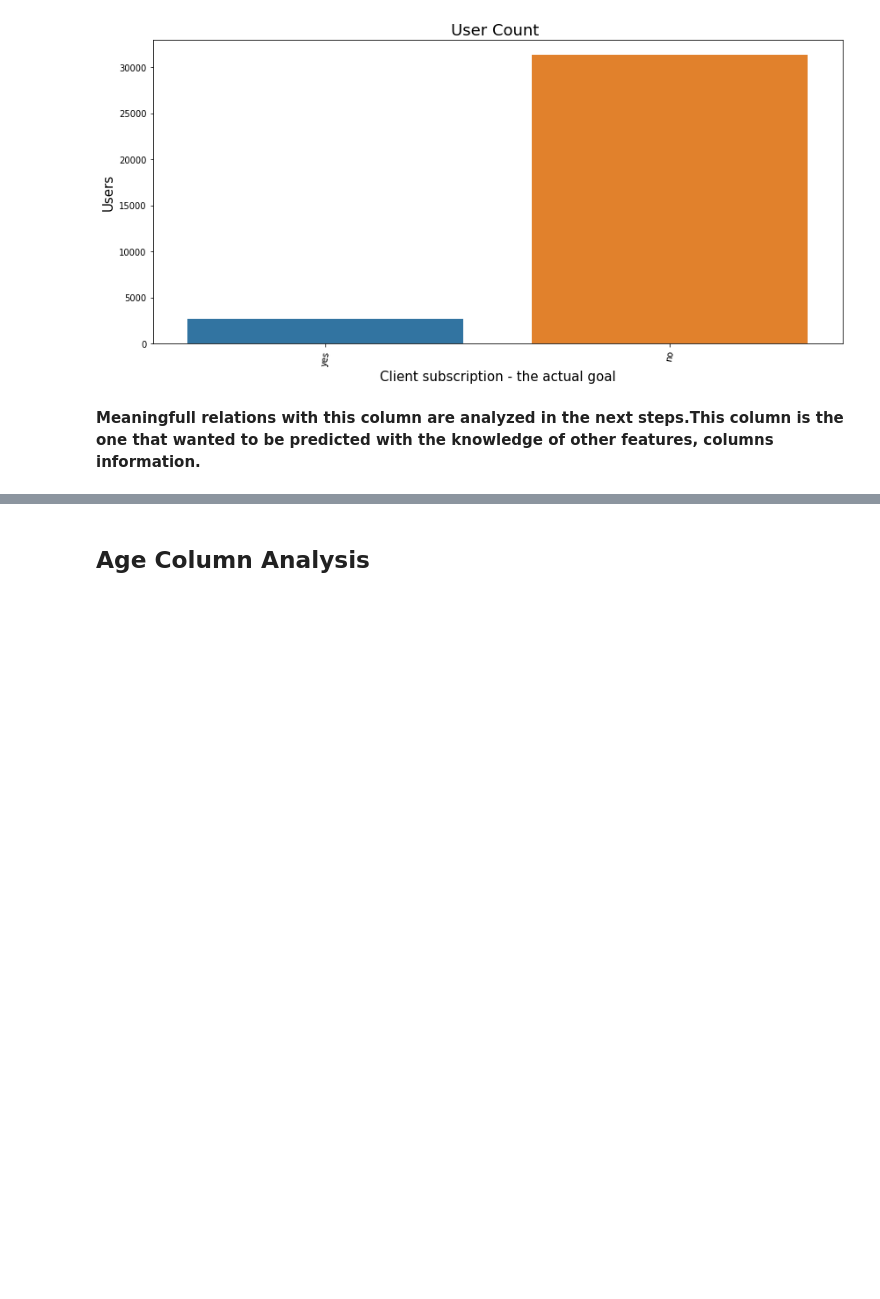
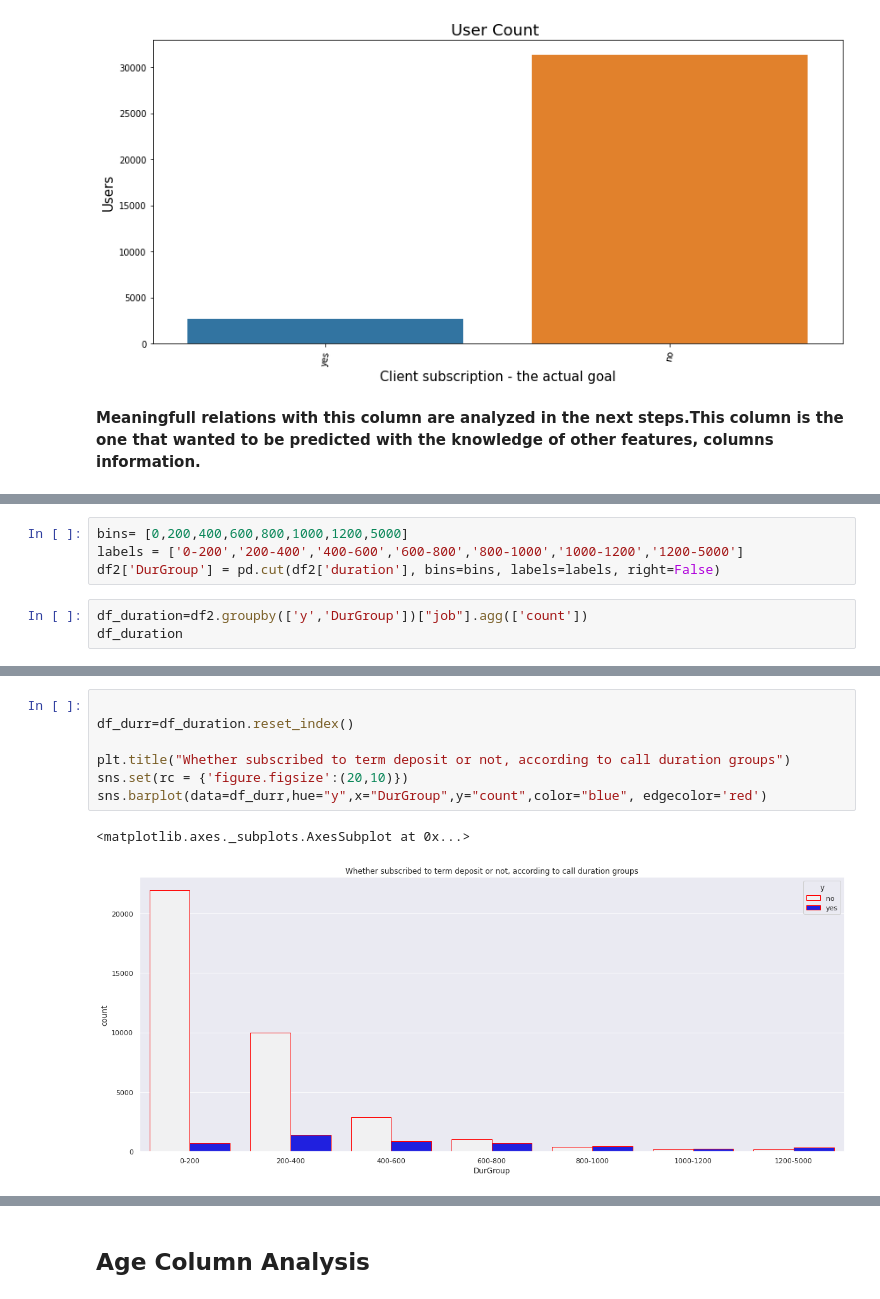
Before and after one commit to ekarasil/DataGlacier-Week10, a Jupyter notebook: week_10.ipynb, the cells around one changed output, grey strips where cells are left out. Saved outputs shown, nothing was run; the diff lists cells and outputs as text; blank space fills up the shorter version.

```diff
--- a/week_10.ipynb
+++ b/week_10.ipynb
@@ -586,0 +589,7 @@ plt.tight_layout()
+# %%
+bins= [0,200,400,600,800,1000,1200,5000]
+labels = ['0-200','200-400','400-600','600-800','800-1000','1000-1200','1200-5000']
+df2['DurGroup'] = pd.cut(df2['duration'], bins=bins, labels=labels, right=False)
+# %%
+df_duration=df2.groupby(['y','DurGroup'])["job"].agg(['count'])
+df_duration
@@ -586,0 +613,10 @@ plt.tight_layout()
+# %%
+
+df_durr=df_duration.reset_index()
+
+plt.title("Whether subscribed to term deposit or not, according to call duration groups")
+sns.set(rc = {'figure.figsize':(20,10)})
+sns.barplot(data=df_durr,hue="y",x="DurGroup",y="count",color="blue", edgecolor='red')
+# %% [output]
+<matplotlib.axes._subplots.AxesSubplot at 0x...>
+[figure, added]
```
Also changed, not shown: parts of 6 cells of this notebook.
